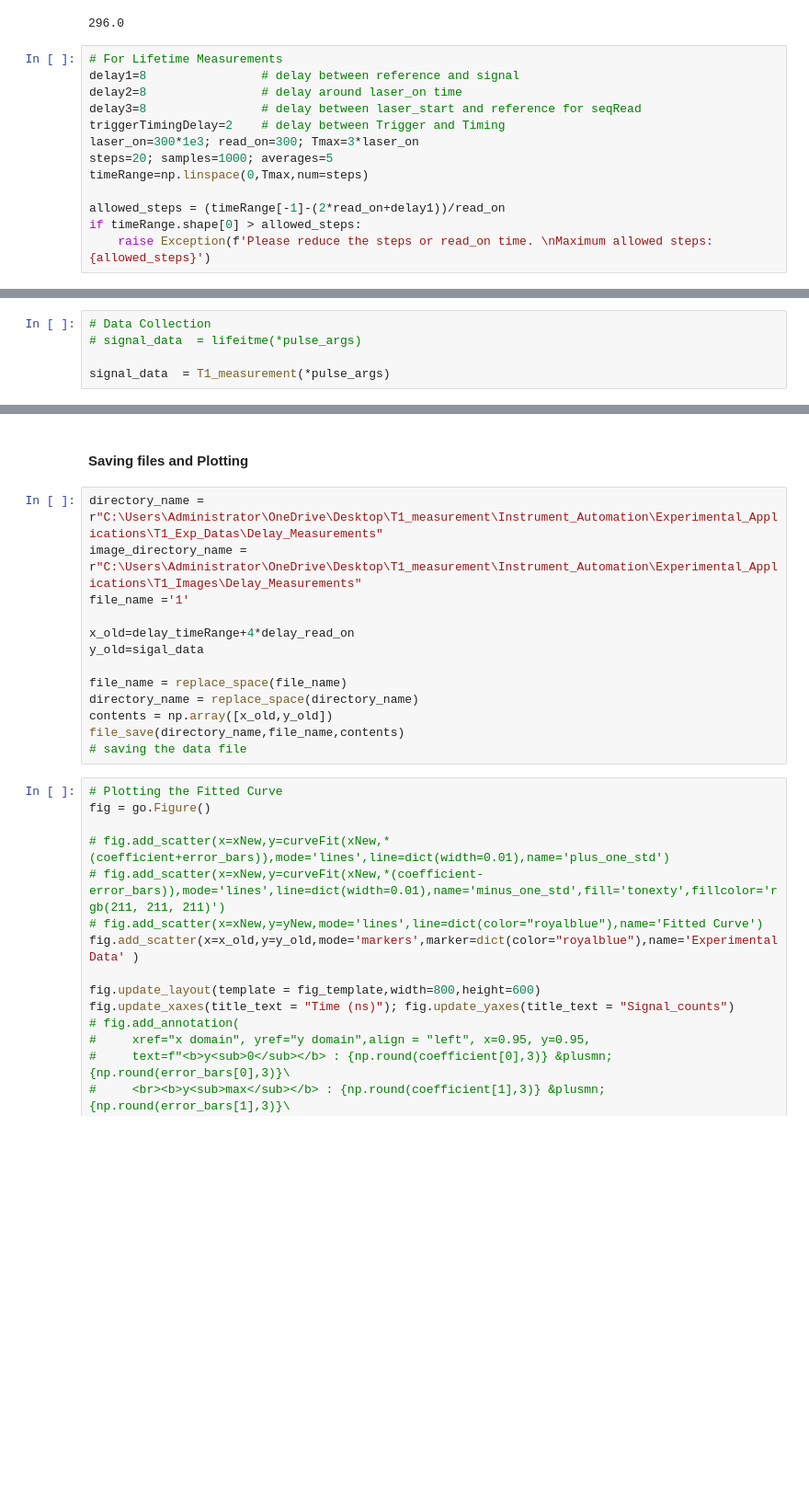
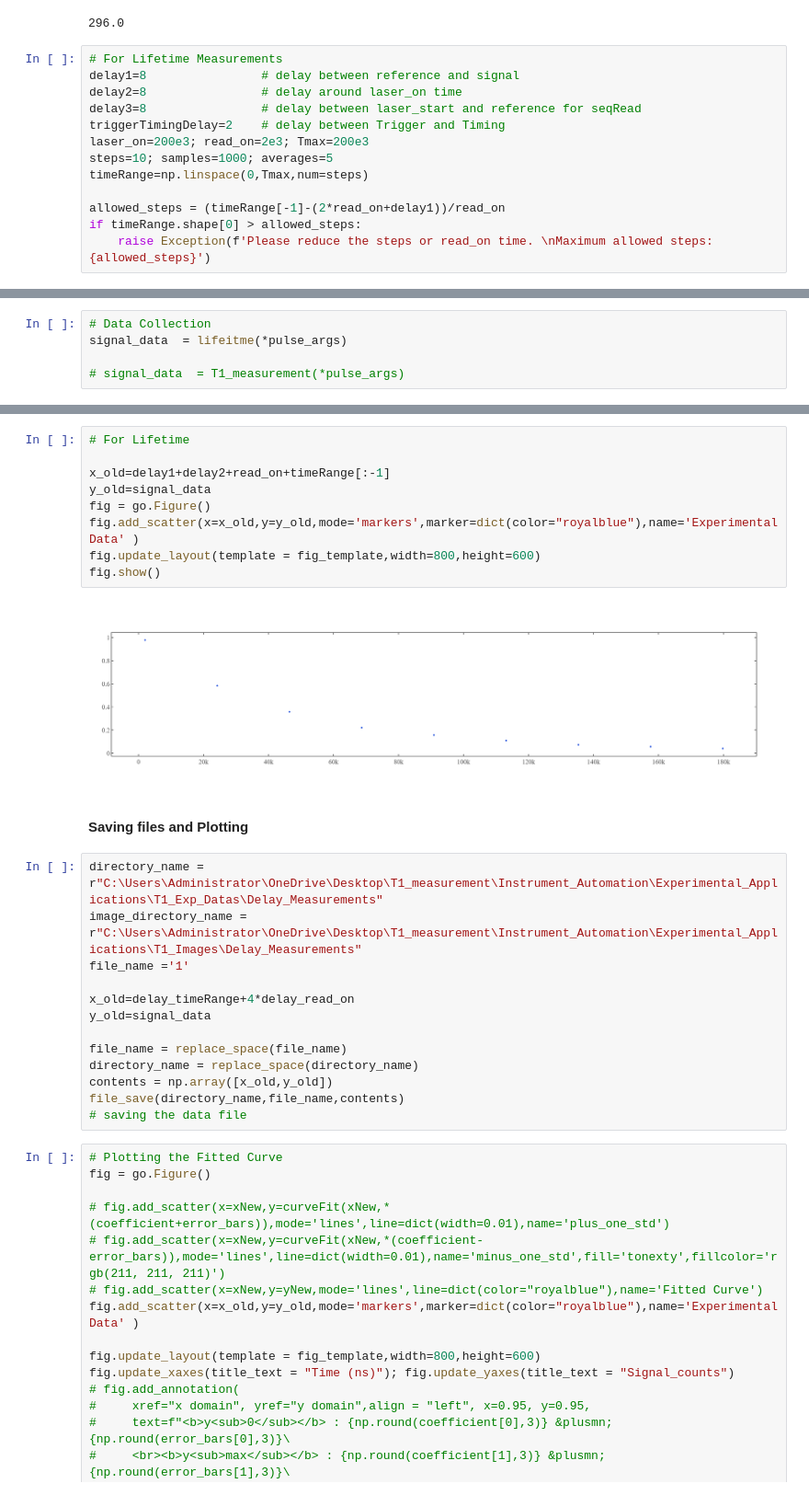
Before and after one commit to ghoshatanu857/Instrument_Automation, a Jupyter notebook: Experimental_Applications/T1_measurements.ipynb, the cells around one changed output, grey strips where cells are left out. Shown at 92% size. Cells and saved outputs as stored; diff of their text form; blank space fills up the shorter version.

```diff
--- a/Experimental_Applications/T1_measurements.ipynb
+++ b/Experimental_Applications/T1_measurements.ipynb
@@ -537,8 +565,8 @@ delay1=8                # delay between reference and signal
 delay2=8                # delay around laser_on time
 delay3=8                # delay between laser_start and reference for seqRead
 triggerTimingDelay=2    # delay between Trigger and Timing
-laser_on=300*1e3; read_on=300; Tmax=3*laser_on
-steps=20; samples=1000; averages=5
+laser_on=200e3; read_on=2e3; Tmax=200e3
+steps=10; samples=1000; averages=5
 timeRange=np.linspace(0,Tmax,num=steps)
 
 allowed_steps = (timeRange[-1]-(2*read_on+delay1))/read_on
@@ -551,8 +578,8 @@ laser_port=0; trigger_port=1; timing_port=2
 pulse_args = [delay1,delay2,delay3,laser_on,timeRange,triggerTimingDelay,read_on,averages,samples,steps,laser_port,trigger_port,timing_port]
 # %%
 # Data Collection
-# signal_data  = lifeitme(*pulse_args)
+signal_data  = lifeitme(*pulse_args)
 
-signal_data  = T1_measurement(*pulse_args)
+# signal_data  = T1_measurement(*pulse_args)
 # %% [output]
 callback number in beginning: 0
@@ -560,3 +602,14 @@ KeyboardInterrupt:
+# %%
+# For Lifetime
+
+x_old=delay1+delay2+read_on+timeRange[:-1]
+y_old=signal_data
+fig = go.Figure()
+fig.add_scatter(x=x_old,y=y_old,mode='markers',marker=dict(color="royalblue"),name='Experimental Data' )
+fig.update_layout(template = fig_template,width=800,height=600)
+fig.show()
+# %% [output]
+[figure, added]
 # %% [markdown]
 #### Saving files and Plotting
 # %%
@@ -565,7 +618,7 @@ image_directory_name = r"C:\Users\Administrator\OneDrive\Desktop\T1_measurement\
 file_name ='1'
 
 x_old=delay_timeRange+4*delay_read_on
-y_old=sigal_data
+y_old=signal_data
 
 file_name = replace_space(file_name)
 directory_name = replace_space(directory_name)
```
Also changed, not shown: parts of 8 cells of this notebook.
